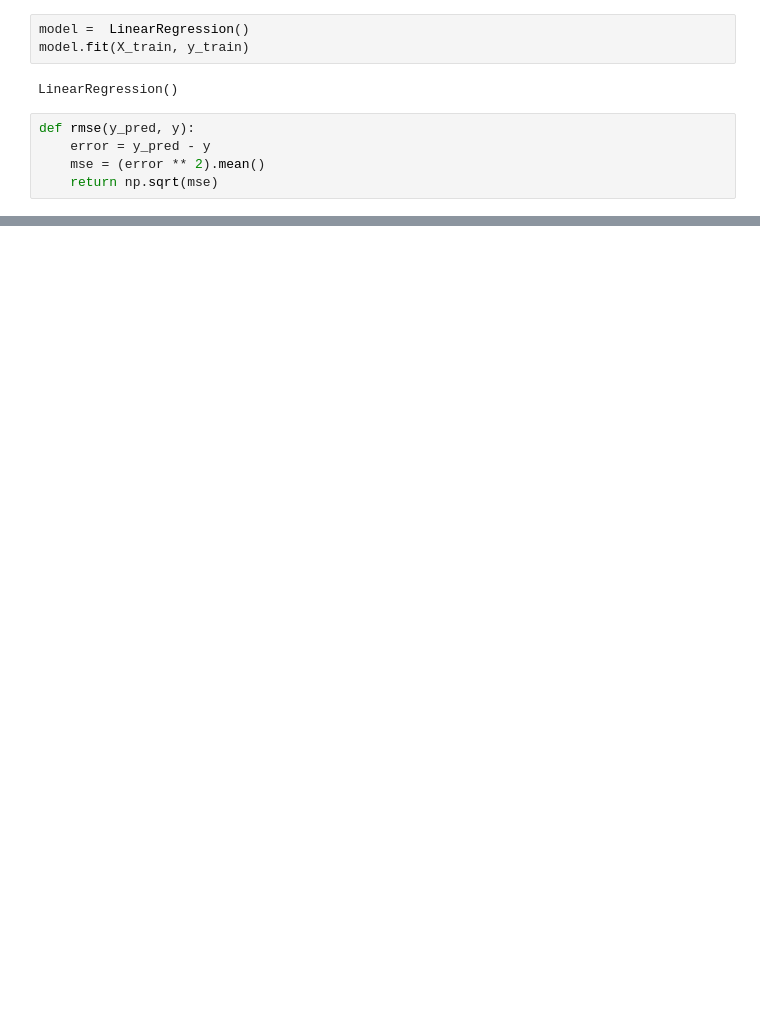
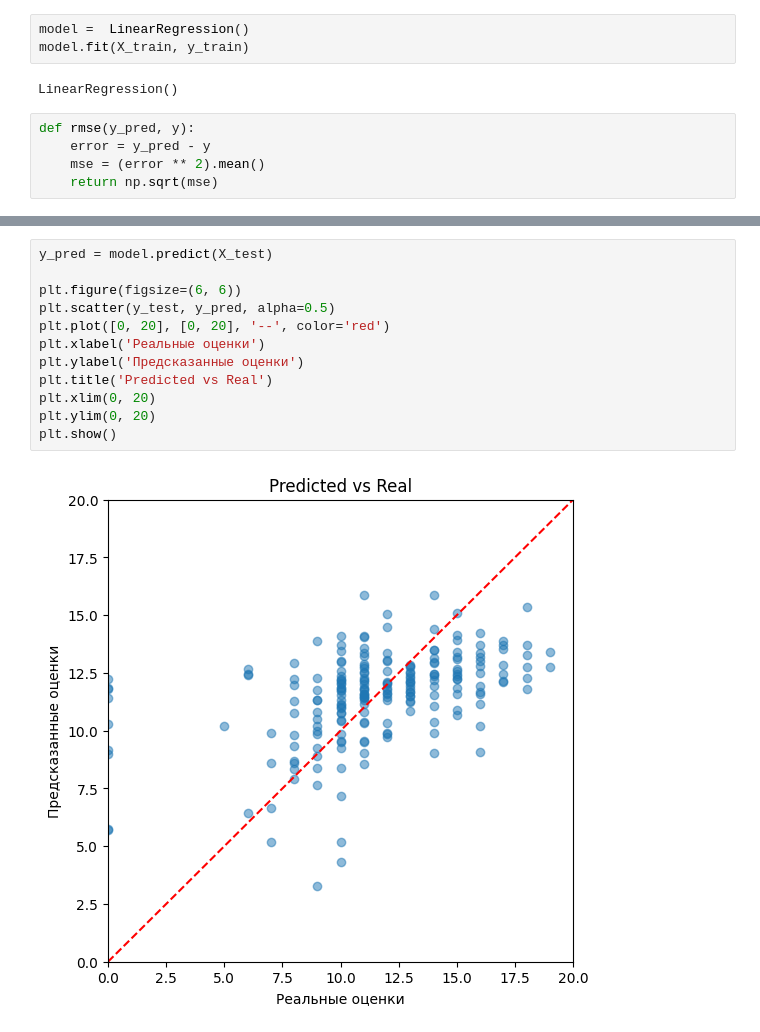
Before and after one commit to jackripmf/ML, a Jupyter notebook: student_performance/student_performance.ipynb, the cells around one changed output, grey strips where cells are left out. Saved outputs shown, nothing was run; the diff lists cells and outputs as text; blank space fills up the shorter version.

```diff
--- a/student_performance/student_performance.ipynb
+++ b/student_performance/student_performance.ipynb
@@ -143,0 +146,14 @@ plt.show()
+# %%
+y_pred = model.predict(X_test)
+
+plt.figure(figsize=(6, 6))
+plt.scatter(y_test, y_pred, alpha=0.5)
+plt.plot([0, 20], [0, 20], '--', color='red')
+plt.xlabel('Реальные оценки')
+plt.ylabel('Предсказанные оценки')
+plt.title('Predicted vs Real')
+plt.xlim(0, 20)
+plt.ylim(0, 20)
+plt.show()
+# %% [output]
+[figure, added]
```
Also changed, not shown: parts of 9 cells of this notebook.
